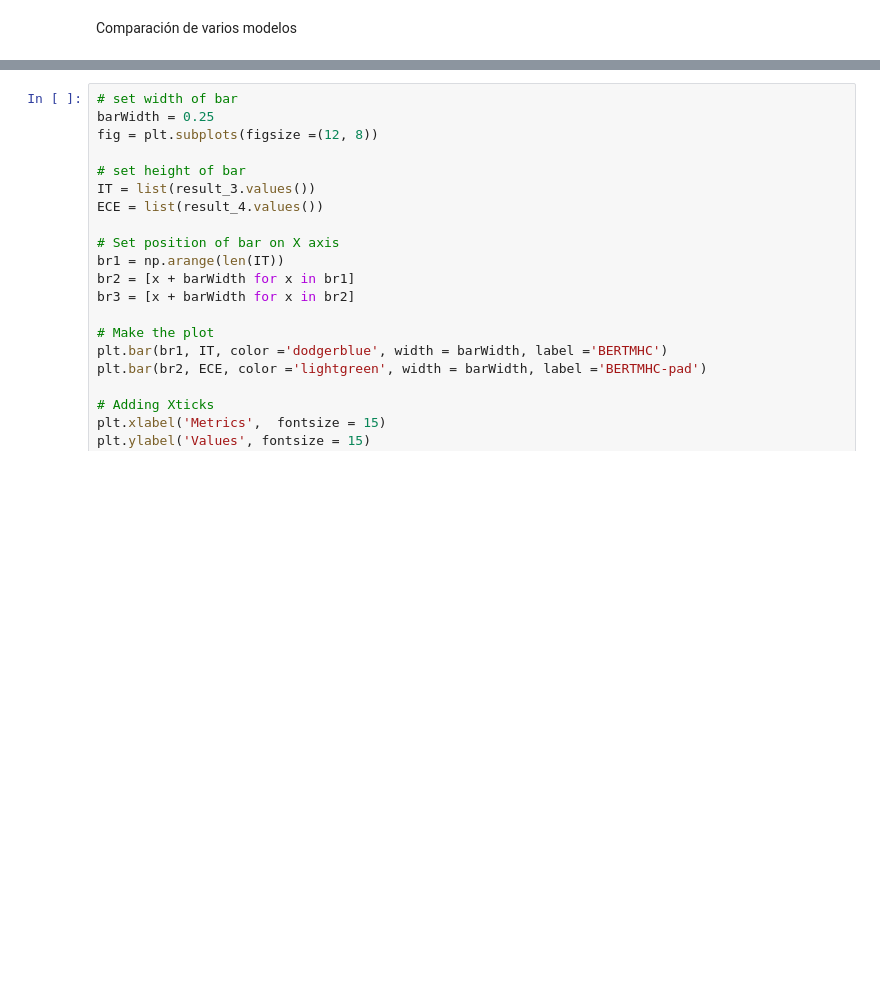
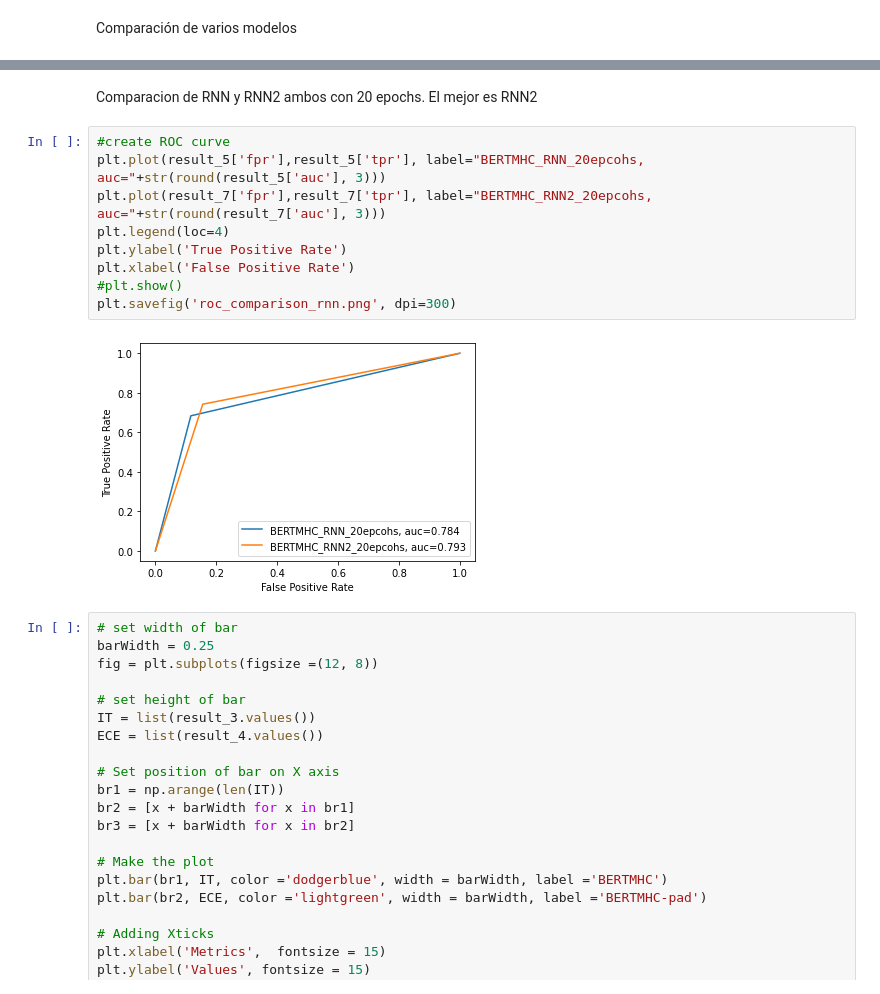
Before and after one commit to arceda/neoantigen, a Jupyter notebook: BERTMHC/bertmhc/dataloader.ipynb, the cells around one changed output, grey strips where cells are left out. Saved outputs shown, nothing was run; the diff lists cells and outputs as text; blank space fills up the shorter version.

```diff
--- a/BERTMHC/bertmhc/dataloader.ipynb
+++ b/BERTMHC/bertmhc/dataloader.ipynb
@@ -690,3 +659,16 @@ plt.savefig('roc_comparison.png', dpi=300)
+# %% [markdown]
+Comparacion de RNN y RNN2 ambos con 20 epochs. El mejor es RNN2
+# %%
+#create ROC curve
+plt.plot(result_5['fpr'],result_5['tpr'], label="BERTMHC_RNN_20epcohs, auc="+str(round(result_5['auc'], 3)))
+plt.plot(result_7['fpr'],result_7['tpr'], label="BERTMHC_RNN2_20epcohs, auc="+str(round(result_7['auc'], 3)))
+plt.legend(loc=4)
+plt.ylabel('True Positive Rate')
+plt.xlabel('False Positive Rate')
+#plt.show()
+plt.savefig('roc_comparison_rnn.png', dpi=300)
+# %% [output]
+[figure, added]
 # %%
 # set width of bar
 barWidth = 0.25
```
Also changed, not shown: parts of 10 cells of this notebook, 12 other files.
